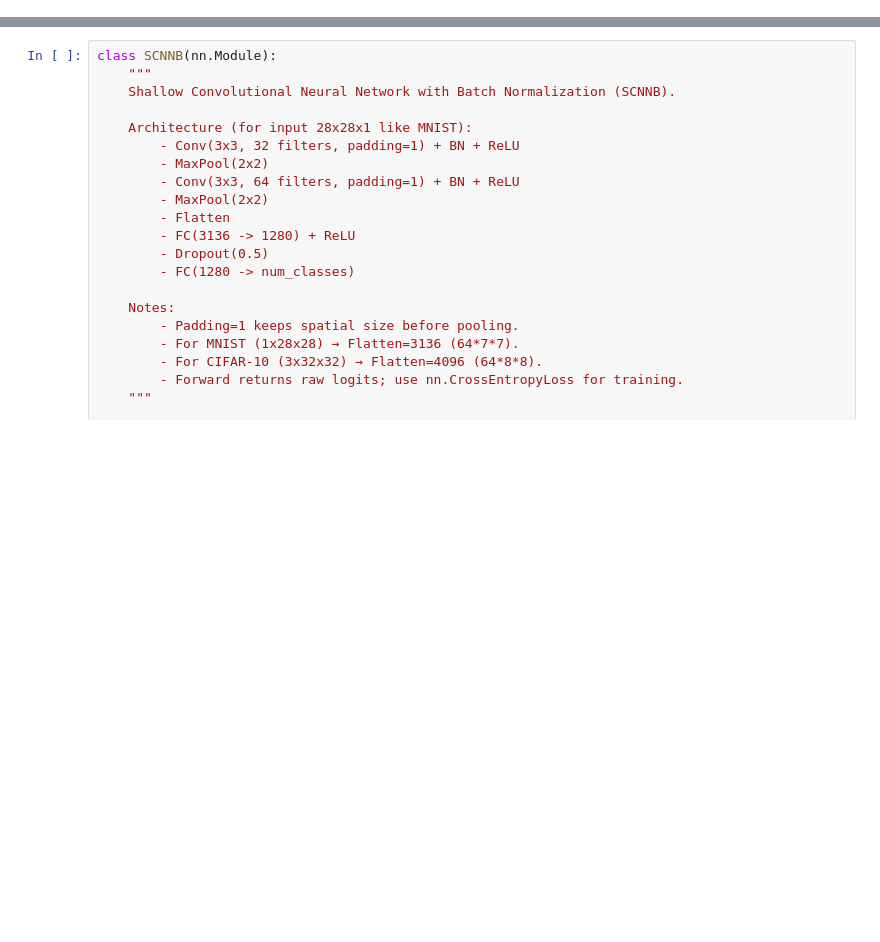
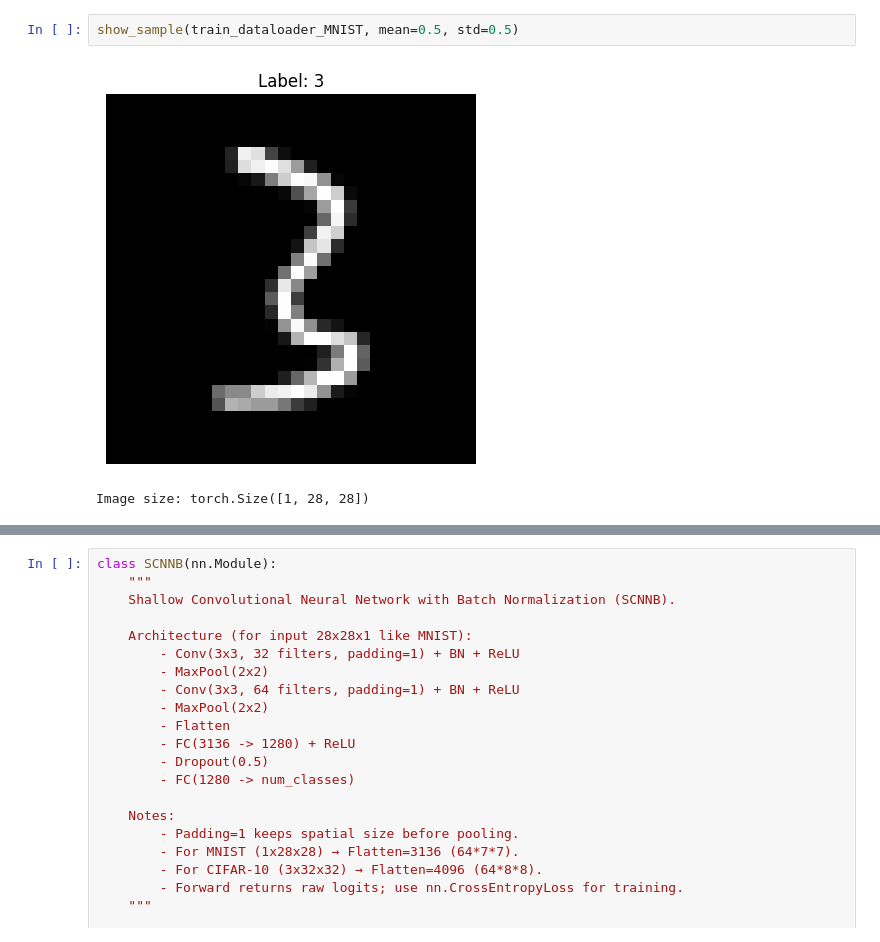
Before and after one commit to mjmousavi97/Deep-Learning-Tehran-uni, a Jupyter notebook: HomeWorks/03 HW/src/main.ipynb, the cells around one changed output, grey strips where cells are left out. Drawn from its saved outputs; the diff is of its cells as text; blank space fills up the shorter version.

```diff
--- a/HomeWorks/03 HW/src/main.ipynb
+++ b/HomeWorks/03 HW/src/main.ipynb
@@ -6,0 +180,5 @@ import torch.nn.functional as F
+# %%
+show_sample(train_dataloader_MNIST, mean=0.5, std=0.5)
+# %% [output]
+[figure, added]
+Image size: torch.Size([1, 28, 28])
```
Also changed, not shown: parts of 20 cells of this notebook.
